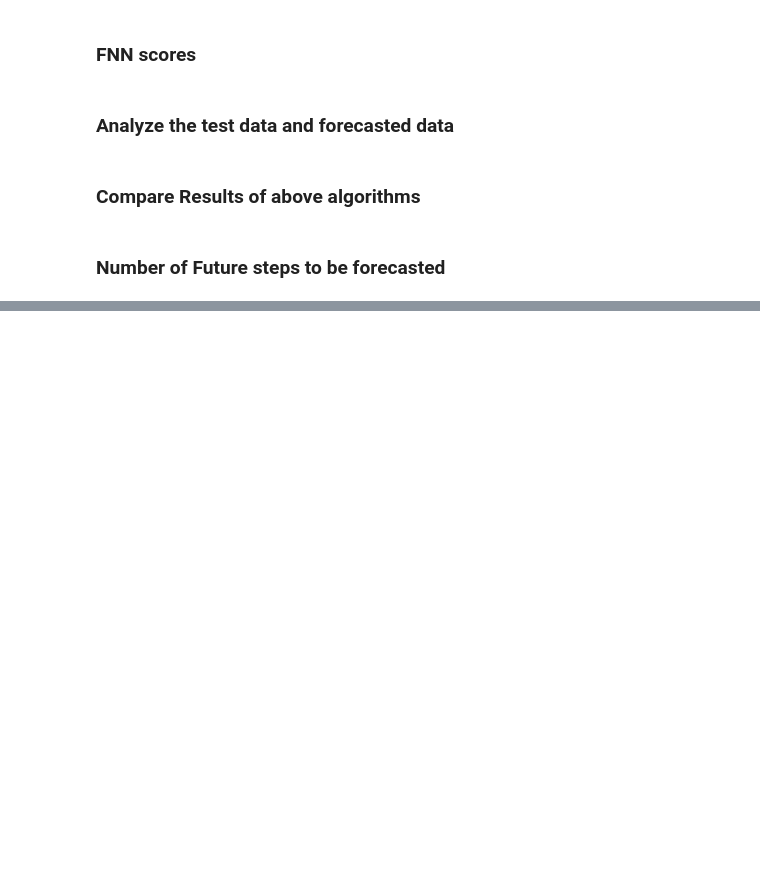
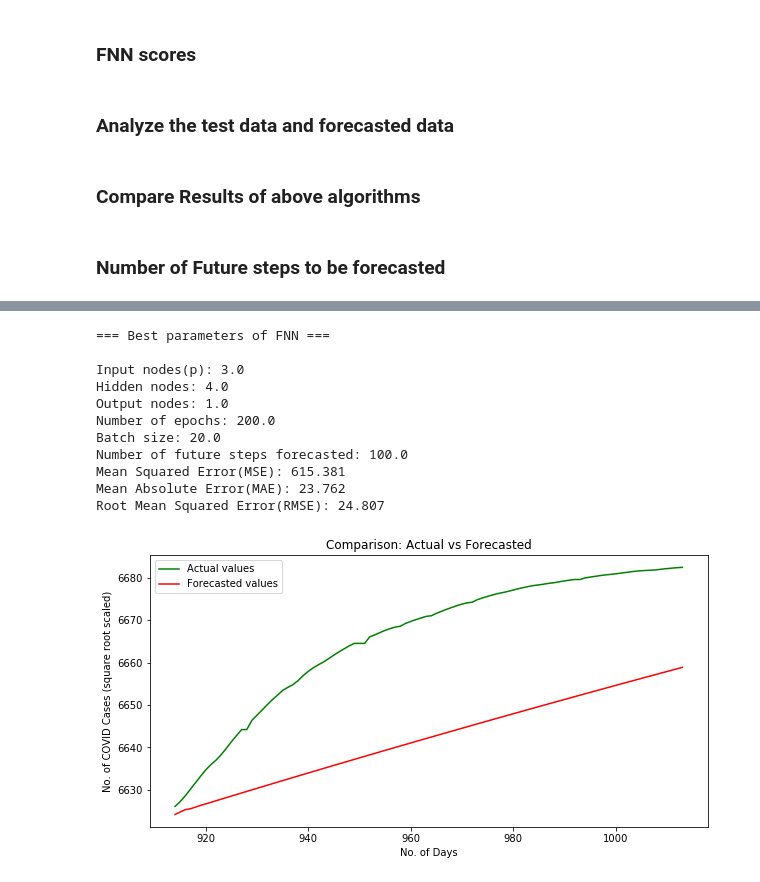
Before and after one commit to bharathvariar/Time-Forecasting-with-ARIMA-and-Neural-Networks, a Jupyter notebook: src/ANN.ipynb, the cells around one changed output, grey strips where cells are left out. Cells and saved outputs as stored; diff of their text form; code cells hidden in the pictures; blank space fills up the shorter version.

```diff
--- a/src/ANN.ipynb
+++ b/src/ANN.ipynb
@@ -330,16 +331,16 @@ def analyze_results(data_frame, test_data):
     plt.plot(y_true, color="green", label="Actual values")
     plt.plot(forecast_values, color="red", label="Forecasted values")
     plt.xlabel("No. of Days")
-    plt.ylabel("No. of COVID Cases (x1000)")
+    plt.ylabel("No. of COVID Cases (square root scaled)")
     plt.legend(loc="best")
     plt.title("Comparison: Actual vs Forecasted")
-    plt.savefig("../images/ANNprediction.jpg")
+    plt.savefig("../images/ANNprediction.png")
 
     return optimized_params
 # %% [markdown]
 ### Compare Results of above algorithms
 # %%
-def calculate_RMSE(
+def training(
     train_data,
     test_data,
     scaler,
@@ -350,11 +351,8 @@ def calculate_RMSE(
     information_FNN_df = get_accuracies_FNN(
         train_data, test_data, parameters_FNN, scaler
     )
-    optimized_params_FNN = analyze_results(information_FNN_df, test_data)
 
-    RMSE_info = optimized_params_FNN.RMSE
-
-    return RMSE_info, optimized_params_FNN
+    return information_FNN_df
 # %% [markdown]
 ### Number of Future steps to be forecasted
 # %%
@@ -364,12 +362,12 @@ parameters_FNN = [
     [1, 2, 3, 6, 8, 10, 12],
     [3, 4, 5, 6],
     [1],
-    [500],
+    [200],
     [20],
     [future_steps],
 ]
 # %%
-RMSE_info, optimised_params = calculate_RMSE(
+optimised_params = training(
     train_df, test_df, scaler, parameters_FNN, future_steps
 )
 # %% [output]
@@ -393,0 +382,15 @@ Root Mean Squared Error(RMSE): 44.886
+# %%
+optimized_params_FNN = analyze_results(optimised_params, test_df)
+# %% [output]
+=== Best parameters of FNN ===
+
+Input nodes(p): 3.0
+Hidden nodes: 4.0
+Output nodes: 1.0
+Number of epochs: 200.0
+Batch size: 20.0
+Number of future steps forecasted: 100.0
+Mean Squared Error(MSE): 615.381
+Mean Absolute Error(MAE): 23.762
+Root Mean Squared Error(RMSE): 24.807
+[figure, added]
```
Also changed, not shown: parts of 6 cells of this notebook, 1 other file.
